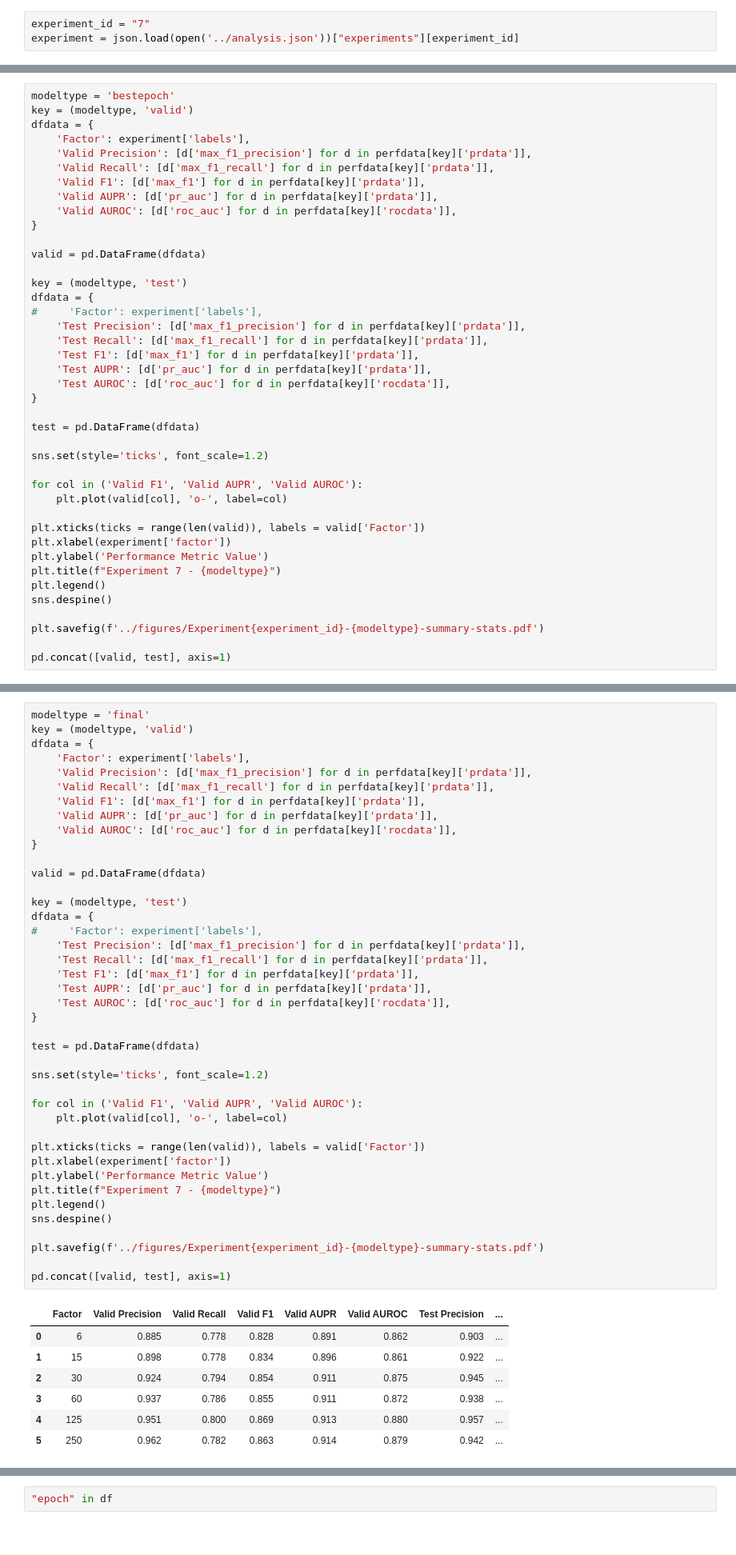
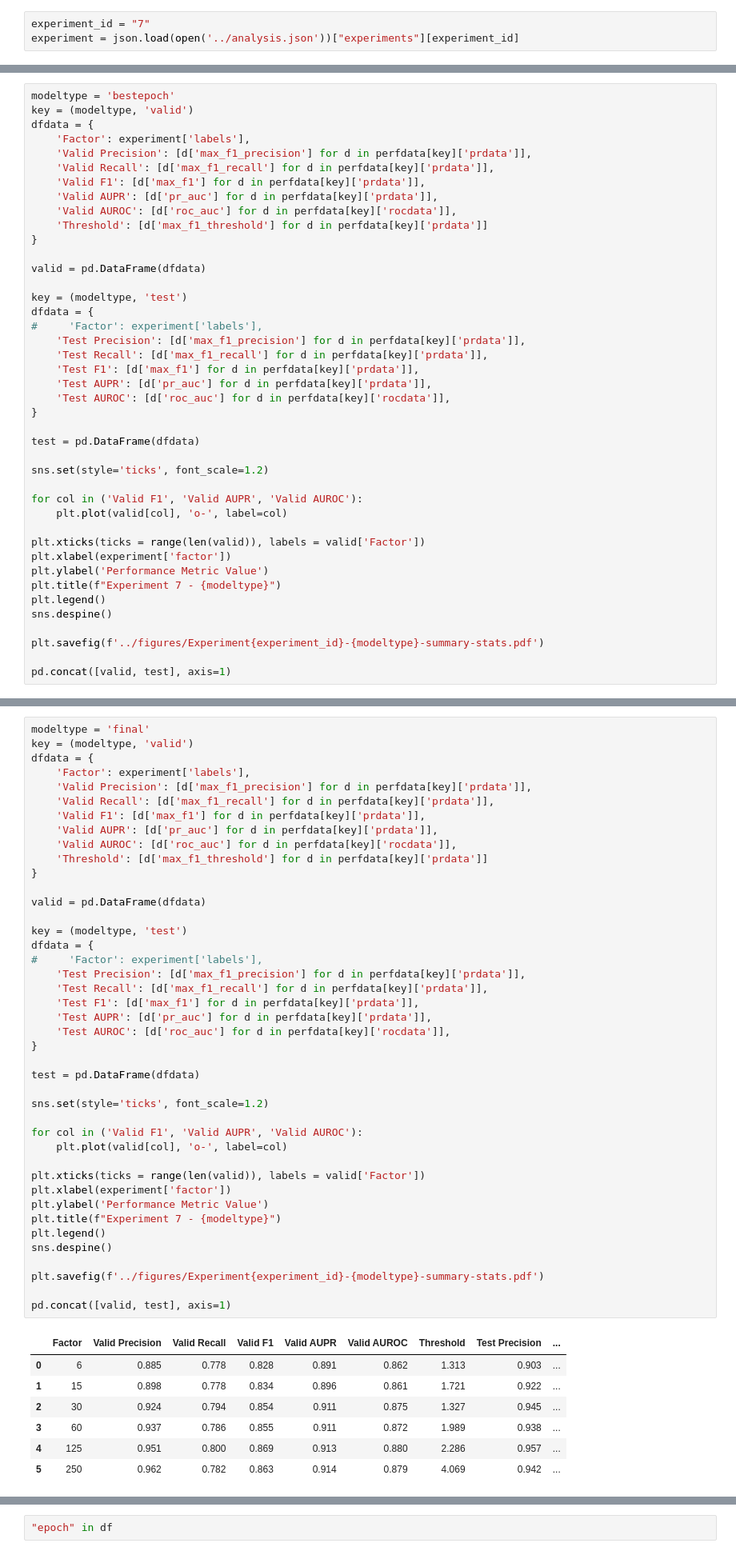
Before and after one commit to tatonetti-lab/onsides, a Jupyter notebook: notebooks/Experiment 7-Compare values for nwords-ref8.ipynb, the cells around one changed output, grey strips where cells are left out. Shown: that part at 80% size. Drawn from its saved outputs; the diff is of its cells as text.

```diff
--- a/notebooks/Experiment 7-Compare values for nwords-ref8.ipynb
+++ b/notebooks/Experiment 7-Compare values for nwords-ref8.ipynb
@@ -103,6 +103,7 @@ dfdata = {
     'Valid F1': [d['max_f1'] for d in perfdata[key]['prdata']],
     'Valid AUPR': [d['pr_auc'] for d in perfdata[key]['prdata']],
     'Valid AUROC': [d['roc_auc'] for d in perfdata[key]['rocdata']],
+    'Threshold': [d['max_f1_threshold'] for d in perfdata[key]['prdata']]
 }
 
 valid = pd.DataFrame(dfdata)
@@ -153,45 +158,46 @@ dfdata = {
     'Valid F1': [d['max_f1'] for d in perfdata[key]['prdata']],
     'Valid AUPR': [d['pr_auc'] for d in perfdata[key]['prdata']],
     'Valid AUROC': [d['roc_auc'] for d in perfdata[key]['rocdata']],
+    'Threshold': [d['max_f1_threshold'] for d in perfdata[key]['prdata']]
 }
 
 valid = pd.DataFrame(dfdata)
 
 key = (modeltype, 'test')
 dfdata = {
 #     'Factor': experiment['labels'],
     'Test Precision': [d['max_f1_precision'] for d in perfdata[key]['prdata']],
     'Test Recall': [d['max_f1_recall'] for d in perfdata[key]['prdata']],
     'Test F1': [d['max_f1'] for d in perfdata[key]['prdata']],
     'Test AUPR': [d['pr_auc'] for d in perfdata[key]['prdata']],
     'Test AUROC': [d['roc_auc'] for d in perfdata[key]['rocdata']],
 }
 
 test = pd.DataFrame(dfdata)
 
 sns.set(style='ticks', font_scale=1.2)
 
 for col in ('Valid F1', 'Valid AUPR', 'Valid AUROC'):
     plt.plot(valid[col], 'o-', label=col)
 
 plt.xticks(ticks = range(len(valid)), labels = valid['Factor'])
 plt.xlabel(experiment['factor'])
 plt.ylabel('Performance Metric Value')
 plt.title(f"Experiment 7 - {modeltype}")
 plt.legend()
 sns.despine()
 
 plt.savefig(f'../figures/Experiment{experiment_id}-{modeltype}-summary-stats.pdf')
 
 pd.concat([valid, test], axis=1)
 # %% [output]
-|  | Factor | Valid Precision | Valid Recall | Valid F1 | Valid AUPR | Valid AUROC | Test Precision | ... |
-| 0 | 6 | 0.885 | 0.778 | 0.828 | 0.891 | 0.862 | 0.903 | ... |
-| 1 | 15 | 0.898 | 0.778 | 0.834 | 0.896 | 0.861 | 0.922 | ... |
-| 2 | 30 | 0.924 | 0.794 | 0.854 | 0.911 | 0.875 | 0.945 | ... |
-| 3 | 60 | 0.937 | 0.786 | 0.855 | 0.911 | 0.872 | 0.938 | ... |
-| 4 | 125 | 0.951 | 0.800 | 0.869 | 0.913 | 0.880 | 0.957 | ... |
-| 5 | 250 | 0.962 | 0.782 | 0.863 | 0.914 | 0.879 | 0.942 | ... |
+|  | Factor | Valid Precision | Valid Recall | Valid F1 | Valid AUPR | Valid AUROC | Threshold | Test Precision | ... |
+| 0 | 6 | 0.885 | 0.778 | 0.828 | 0.891 | 0.862 | 1.313 | 0.903 | ... |
+| 1 | 15 | 0.898 | 0.778 | 0.834 | 0.896 | 0.861 | 1.721 | 0.922 | ... |
+| 2 | 30 | 0.924 | 0.794 | 0.854 | 0.911 | 0.875 | 1.327 | 0.945 | ... |
+| 3 | 60 | 0.937 | 0.786 | 0.855 | 0.911 | 0.872 | 1.989 | 0.938 | ... |
+| 4 | 125 | 0.951 | 0.800 | 0.869 | 0.913 | 0.880 | 2.286 | 0.957 | ... |
+| 5 | 250 | 0.962 | 0.782 | 0.863 | 0.914 | 0.879 | 4.069 | 0.942 | ... |
 [figure]
 # %%
 for fn in experiment['epochperf']:
```
Also changed, not shown: parts of 2 cells of this notebook, 6 other files.
